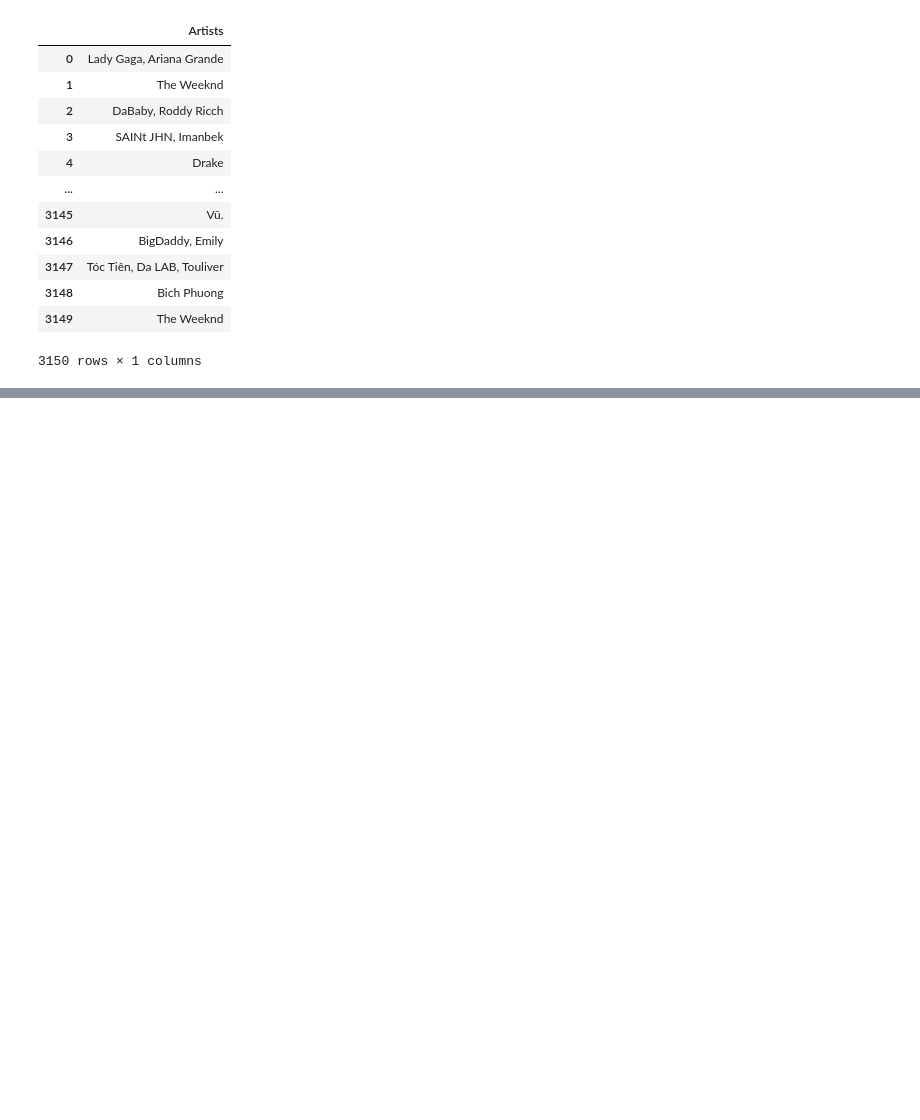
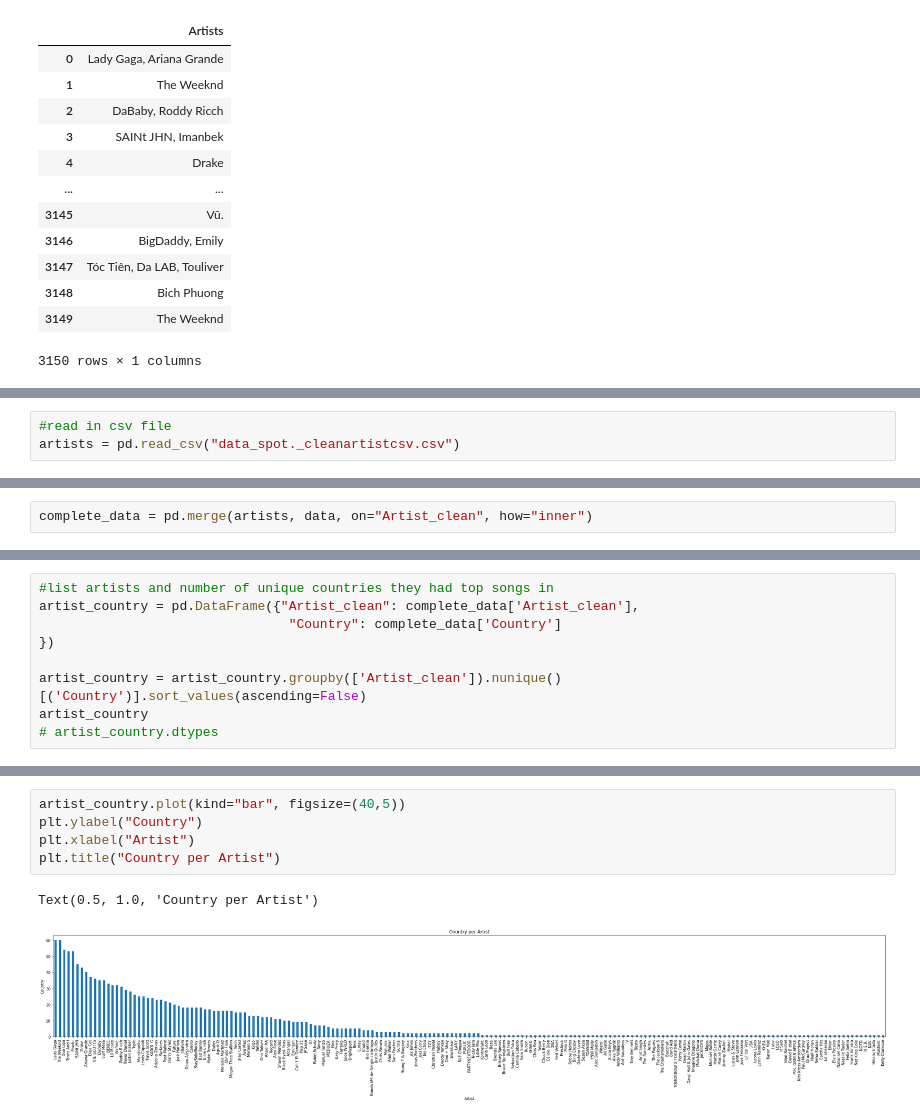
Before and after one commit to michellesimek/project_1, a Jupyter notebook: top_songs.ipynb, the cells around one changed output, grey strips where cells are left out. Cells and saved outputs as stored; diff of their text form; blank space fills up the shorter version.

```diff
--- a/top_songs.ipynb
+++ b/top_songs.ipynb
@@ -92,0 +95,3 @@ NameError: name 'data' is not defined
+# %%
+#read in csv file
+artists = pd.read_csv("data_spot._cleanartistcsv.csv")
@@ -92,0 +108,2 @@ NameError: name 'data' is not defined
+# %%
+complete_data = pd.merge(artists, data, on="Artist_clean", how="inner")
@@ -92,0 +147,9 @@ NameError: name 'data' is not defined
+# %%
+#list artists and number of unique countries they had top songs in
+artist_country = pd.DataFrame({"Artist_clean": complete_data['Artist_clean'],
+                                "Country": complete_data['Country']
+})
+
+artist_country = artist_country.groupby(['Artist_clean']).nunique()[('Country')].sort_values(ascending=False)
+artist_country
+# artist_country.dtypes
@@ -92,0 +170,8 @@ NameError: name 'data' is not defined
+# %%
+artist_country.plot(kind="bar", figsize=(40,5))
+plt.ylabel("Country")
+plt.xlabel("Artist")
+plt.title("Country per Artist")
+# %% [output]
+Text(0.5, 1.0, 'Country per Artist')
+[figure, added]
```
Also changed, not shown: parts of 11 cells of this notebook.
